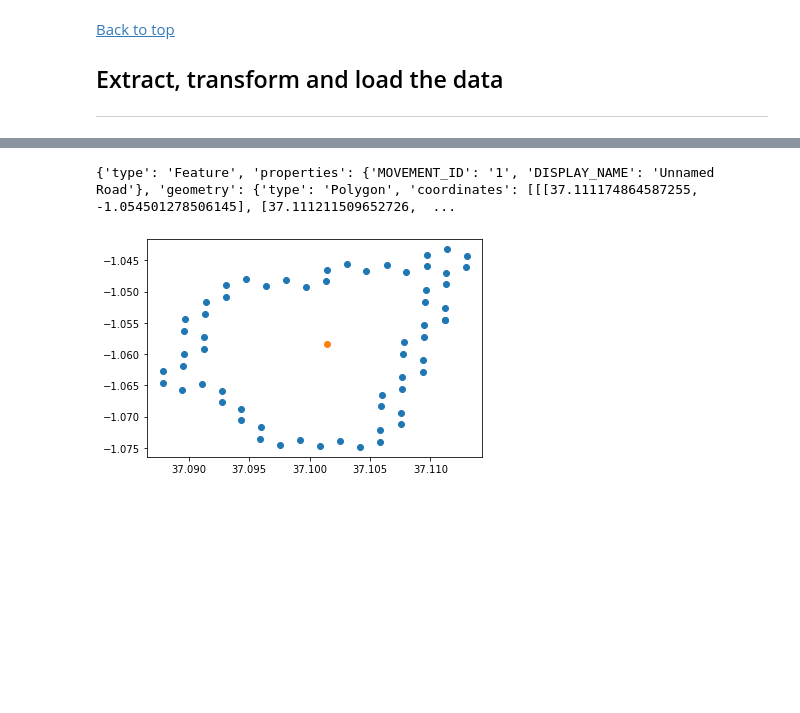
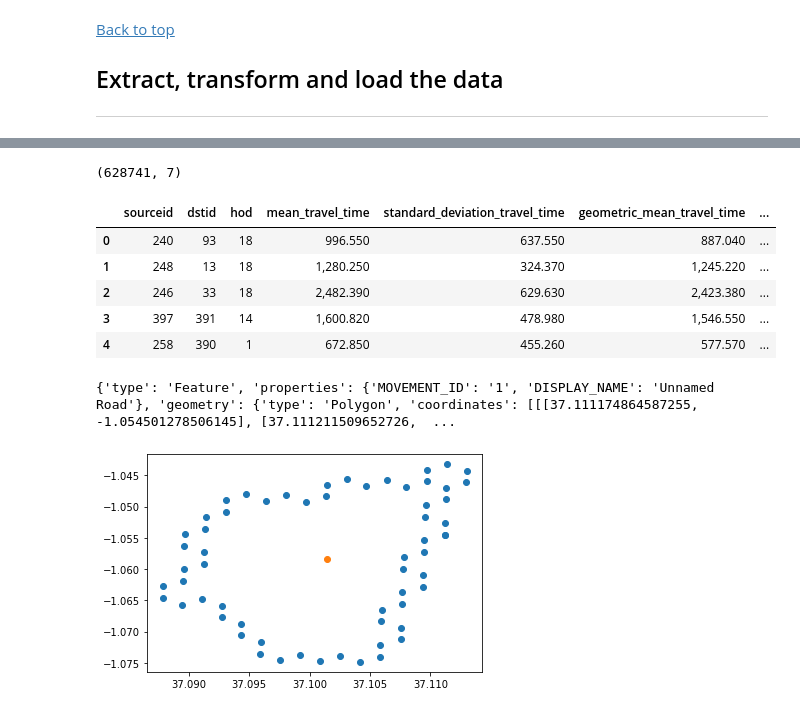
Before and after one commit to AndOleAnd/Capstone_N_A_P, a Jupyter notebook: Notebooks/Metrics.ipynb, the cells around one changed output, grey strips where cells are left out. Drawn from its saved outputs; the diff is of its cells as text; code cells hidden in the pictures; blank space fills up the shorter version.

```diff
--- a/Notebooks/Metrics.ipynb
+++ b/Notebooks/Metrics.ipynb
@@ -245,11 +313,22 @@ df_tt_hourly.head()
+# %%
+df_tt_hourly_we = pd.read_csv('../Inputs/nairobi-hexclusters-2018-3-OnlyWeekends-HourlyAggregate.csv')
+print(df_tt_hourly_we.shape)
+df_tt_hourly_we.head()
+# %% [output]
+(628741, 7)
+|  | sourceid | dstid | hod | mean_travel_time | standard_deviation_travel_time | geometric_mean_travel_time | ... |
+| 0 | 240 | 93 | 18 | 996.550 | 637.550 | 887.040 | ... |
+| 1 | 248 | 13 | 18 | 1,280.250 | 324.370 | 1,245.220 | ... |
+| 2 | 246 | 33 | 18 | 2,482.390 | 629.630 | 2,423.380 | ... |
+| 3 | 397 | 391 | 14 | 1,600.820 | 478.980 | 1,546.550 | ... |
+| 4 | 258 | 390 | 1 | 672.850 | 455.260 | 577.570 | ... |
 # %%
 file = open('../Inputs/540_hexclusters.json',)
 hexclusters = json.load(file)
 file.close()
+print(hexclusters['features'][0])
+# %% [output]
+{'type': 'Feature', 'properties': {'MOVEMENT_ID': '1', 'DISPLAY_NAME': 'Unnamed Road'}, 'geometry': {'type': 'Polygon', 'coordinates': [[[37.111174864587255, -1.054501278506145], [37.111211509652726,  ...
-# %%
-print(hexclusters['features'][0])
-# %% [output]
-{'type': 'Feature', 'properties': {'MOVEMENT_ID': '1', 'DISPLAY_NAME': 'Unnamed Road'}, 'geometry': {'type': 'Polygon', 'coordinates': [[[37.111174864587255, -1.054501278506145], [37.111211509652726,  ...
 # %%
 coords = hexclusters['features'][0]['geometry']['coordinates'][0]
 
```
Also changed, not shown: parts of 10 cells of this notebook, 1 other file.
